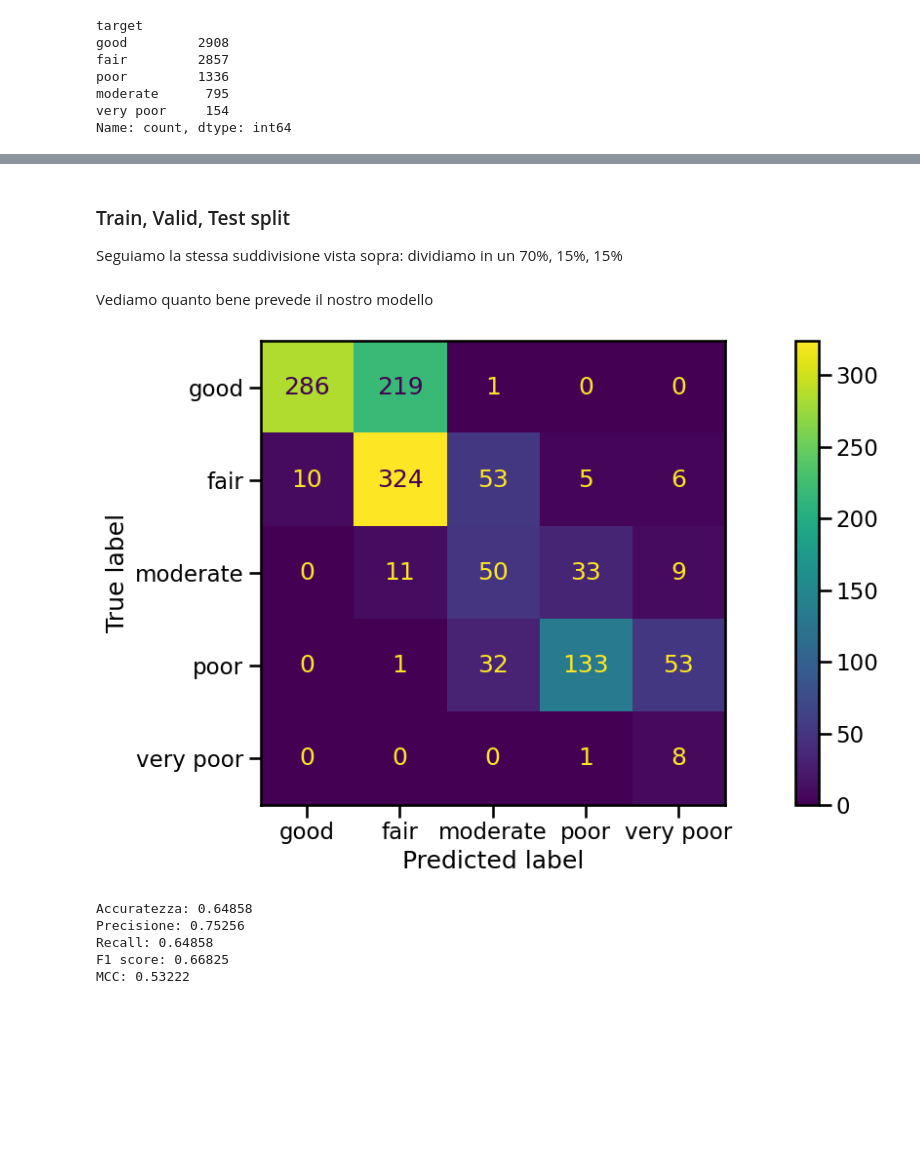
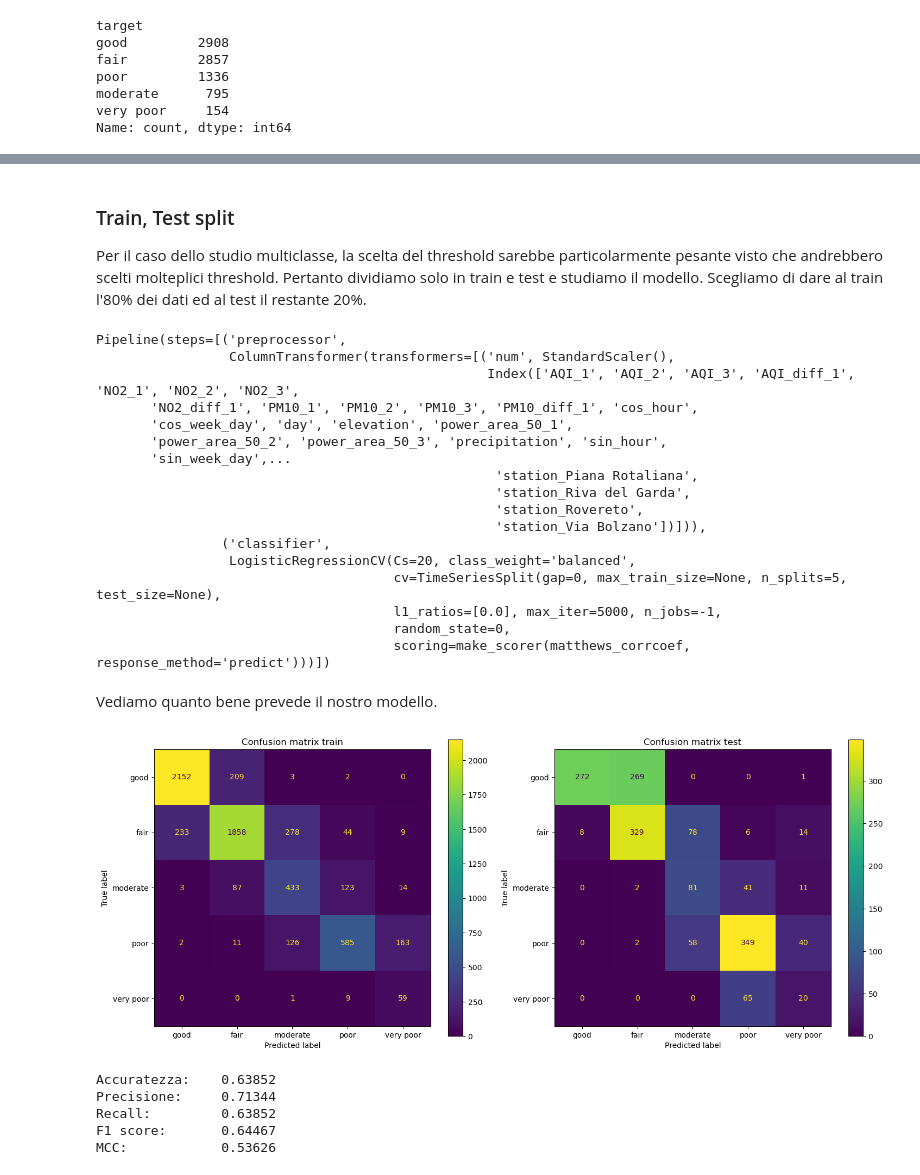
Before and after one commit to CarloDegasperi/DataScience, a Jupyter notebook: notebooks/classification/04_logistic_regression.ipynb, the cells around one changed output, grey strips where cells are left out. Saved outputs shown, nothing was run; the diff lists cells and outputs as text; code cells hidden in the pictures; blank space fills up the shorter version.

Commit message:
classificazione fino alle 5 classi comprese

```diff
--- a/notebooks/classification/04_logistic_regression.ipynb
+++ b/notebooks/classification/04_logistic_regression.ipynb
@@ -395,62 +401,76 @@ preprocessor_multiclass = ColumnTransformer(
 tscv = TimeSeriesSplit(n_splits=5)
 
 classifier_multiclass = LogisticRegressionCV(
-    Cs=10,                                                          # numero di C = 1/lambda testati
+    Cs=20,                                                          # numero di C = 1/lambda testati
     cv=tscv,                                                        # cv = n => n-fold cross validation
-    solver='saga',                                                  # scegliamo saga, che è l'unico che supporta elasticnet
-    l1_ratios=[0,0.25,0.5,0.75,1.0],                                # ratei tra l1 e l2 da testare
+    solver='lbfgs',                                                 # scegliamo lbfgs
+    l1_ratios=[0.0],                                                # alleniamo due modelli, rispettivamente con l2 e l1
     scoring=metrics.make_scorer(metrics.matthews_corrcoef),         # usiamo mcc come score perché le classi sono sbilanciate e non abbiamo preferenze tra fpr e fnr
     max_iter=5000,                                                  # numero massimo di iterazioni per l'ottimizzazione
     n_jobs = -1,                                                    # usiamo la massima potenza disponibile nella CPU
     class_weight='balanced',                                        # bilancia in automatico le classi in base alla frequenza di input
-    random_state=seed                                               # per la riproducibilità dei risultati
+    random_state=seed,                                              # per la riproducibilità dei risultati
+    use_legacy_attributes=False                                     # uso per evitare warning
 )
 
 # costruiamo la nostra pipeline vera e propria
 model_multiclass = Pipeline(steps=[('preprocessor', preprocessor_multiclass),('classifier', classifier_multiclass)])
 # %% [markdown]
-### Train, Valid, Test split
-Seguiamo la stessa suddivisione vista sopra: dividiamo in un 70%, 15%, 15%
+### Train, Test split
+Per il caso dello studio multiclasse, la scelta del threshold sarebbe particolarmente pesante visto che andrebbero scelti molteplici threshold. Pertanto dividiamo solo in train e test e studiamo il modello. Scegliamo di dare al train l'80% dei dati ed al test il restante 20%.
 # %%
 # splittiamo il dataset e facciamo il fit al modello
 feature_cols = list(num_features) + list(non_num_features)
 
 # creiamo train, valid e test
-mc_X_train, mc_X_valid, mc_X_test, mc_y_train, mc_y_valid, mc_y_test = fs.get_train_valid_test(multiclass_df, 0.7, 0.15, feature_cols)
+mc_X_train, mc_X_valid, mc_X_test, mc_y_train, mc_y_valid, mc_y_test = fs.get_train_valid_test(multiclass_df, 0.8, 0.0, feature_cols)
 # %%
 model_multiclass.fit(mc_X_train,mc_y_train)
+# %% [output]
+Pipeline(steps=[('preprocessor',
+                 ColumnTransformer(transformers=[('num', StandardScaler(),
+                                                  Index(['AQI_1', 'AQI_2', 'AQI_3', 'AQI_diff_1', 'NO2_1', 'NO2_2', 'NO2_3',
+       'NO2_diff_1', 'PM10_1', 'PM10_2', 'PM10_3', 'PM10_diff_1', 'cos_hour',
+       'cos_week_day', 'day', 'elevation', 'power_area_50_1',
+       'power_area_50_2', 'power_area_50_3', 'precipitation', 'sin_hour',
+       'sin_week_day',...
+                                                   'station_Piana Rotaliana',
+                                                   'station_Riva del Garda',
+                                                   'station_Rovereto',
+                                                   'station_Via Bolzano'])])),
+                ('classifier',
+                 LogisticRegressionCV(Cs=20, class_weight='balanced',
+                                      cv=TimeSeriesSplit(gap=0, max_train_size=None, n_splits=5, test_size=None),
+                                      l1_ratios=[0.0], max_iter=5000, n_jobs=-1,
+                                      random_state=0,
+                                      scoring=make_scorer(matthews_corrcoef, response_method='predict')))])
 # %% [markdown]
-Vediamo quanto bene prevede il nostro modello
+Vediamo quanto bene prevede il nostro modello.
 # %%
-y_pred = model_multiclass.predict(mc_X_valid)
-
-fig, ax = plt.subplots(figsize=(15,6))
+fig, axes = plt.subplots(1, 2, figsize=(15,6))
 
 class_order = ['good', 'fair', 'moderate', 'poor', 'very poor']
 
-metrics.ConfusionMatrixDisplay.from_predictions(mc_y_valid,y_pred,display_labels=class_order, labels=class_order, ax=ax)
+ax0 = axes[0]
+y_pred_tr = model_multiclass.predict(mc_X_train)
+metrics.ConfusionMatrixDisplay.from_predictions(mc_y_train,y_pred_tr,display_labels=class_order, labels=class_order, ax=ax0)
+ax0.set_title('Confusion matrix train')
+
+ax1 = axes[1]
+y_pred_te = model_multiclass.predict(mc_X_test)
+metrics.ConfusionMatrixDisplay.from_predictions(mc_y_test,y_pred_te,display_labels=class_order, labels=class_order, ax=ax1)
+ax1.set_title('Confusion matrix test')
 
 plt.tight_layout()
 
 plt.show()
 
-y_pred = model_multiclass.predict(mc_X_valid)
-accuracy_score = metrics.accuracy_score(mc_y_valid, y_pred)
-precision_score = metrics.precision_score(mc_y_valid, y_pred, average='weighted')
-recall_score = metrics.recall_score(mc_y_valid, y_pred, average='weighted')
-f1_score = metrics.f1_score(mc_y_valid, y_pred, average='weighted')
-MCC_score = metrics.matthews_corrcoef(mc_y_valid, y_pred)
-
-print(f'Accuratezza: {accuracy_score:.5f}')
-print(f'Precisione: {precision_score:.5f}')
-print(f'Recall: {recall_score:.5f}')
-print(f'F1 score: {f1_score:.5f}')
-print(f'MCC: {MCC_score:.5f}')
+fs.get_performance_param(model_multiclass, mc_X_test, mc_y_test, binary=False)
 # %% [output]
-[figure, old version]
+[figure, new version]
-Accuratezza: 0.64858
-Precisione: 0.75256
-Recall: 0.64858
-F1 score: 0.66825
-MCC: 0.53222
+Accuratezza:    0.63852
+Precisione:     0.71344
+Recall:         0.63852
+F1 score:       0.64467
+MCC:            0.53626
 # %% [markdown]
```
Also changed, not shown: parts of 26 cells of this notebook, 4 other files.
